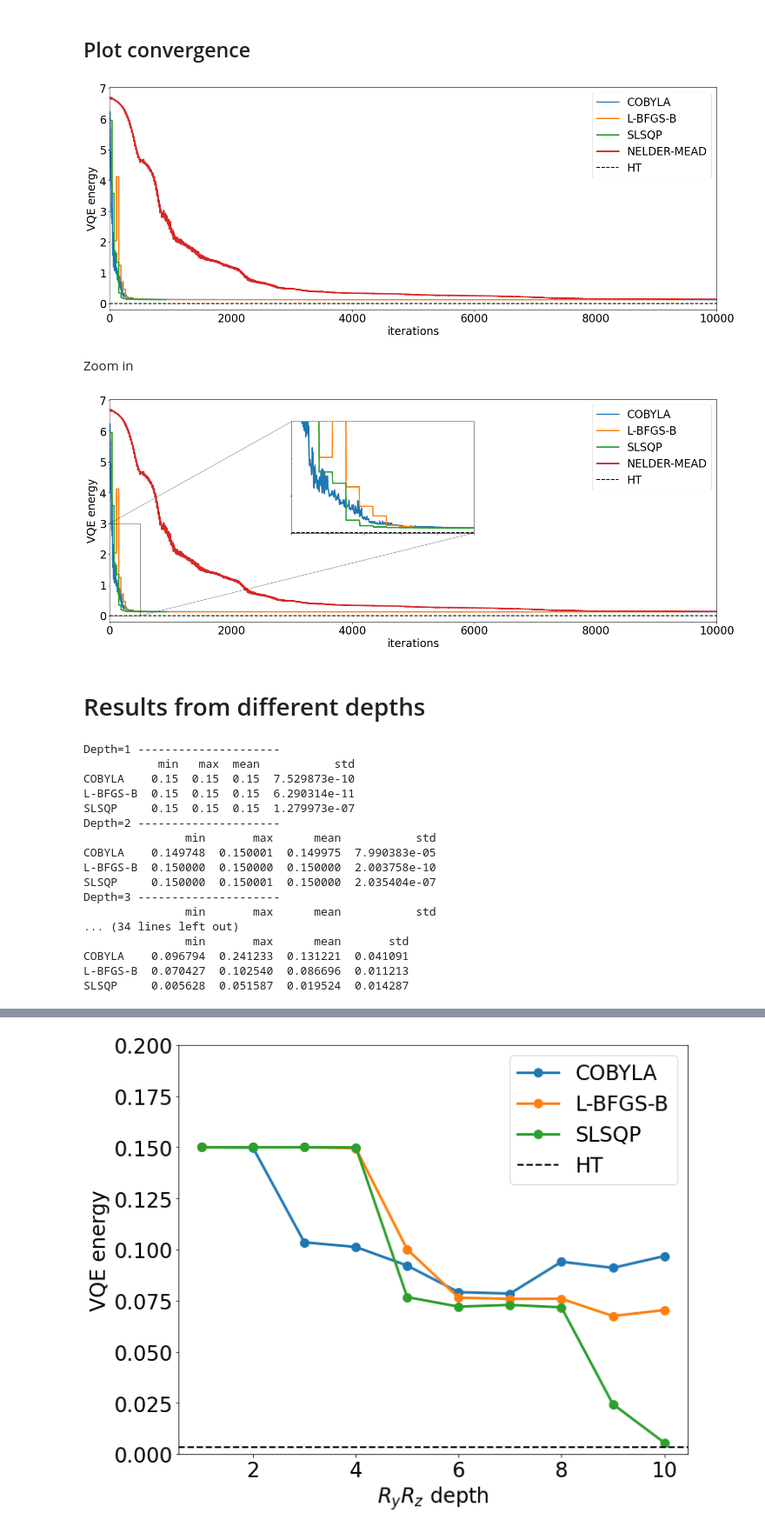
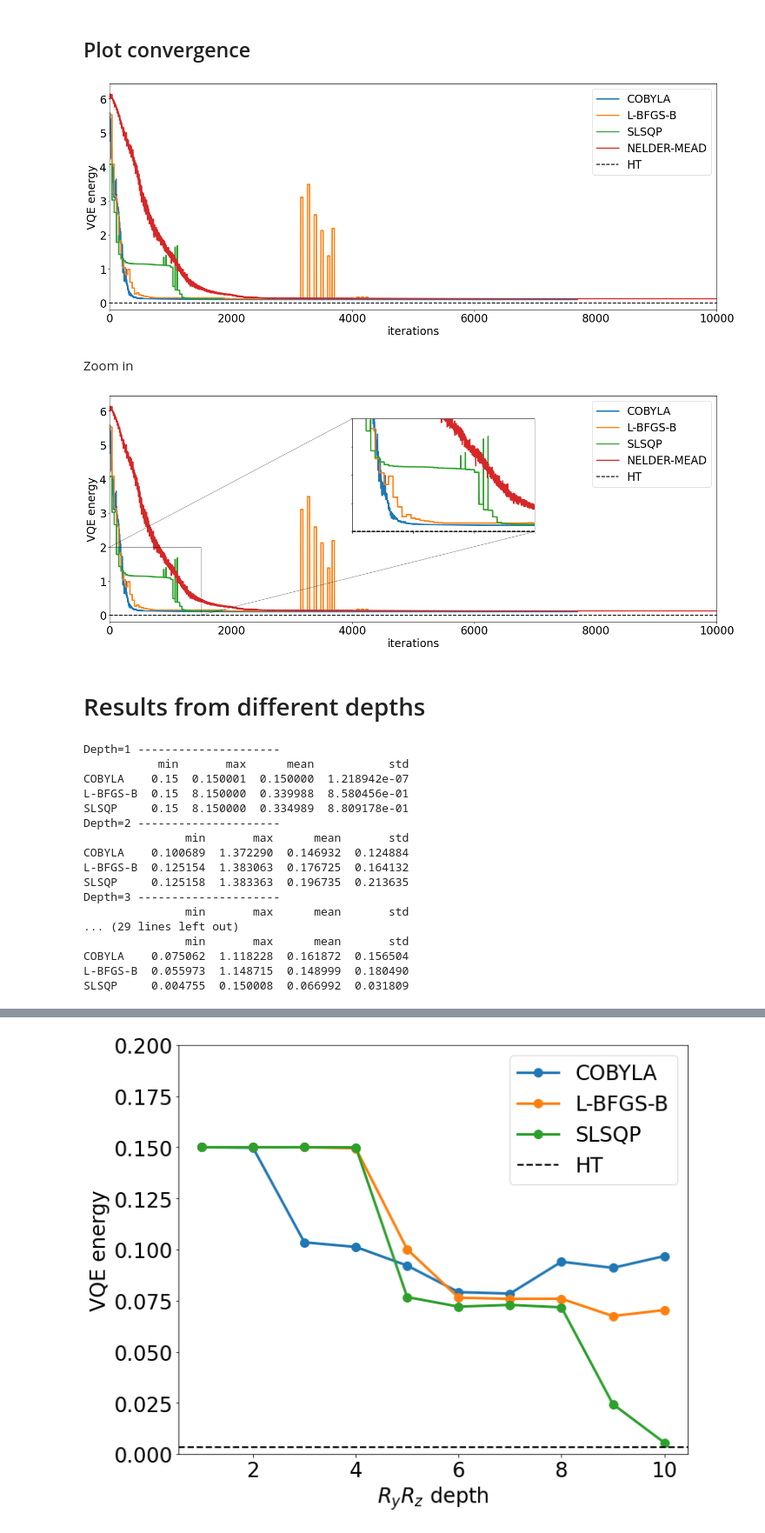
Before and after one commit to erinaldi/bmn2-qiskit, a Jupyter notebook: notebooks/00_figures.ipynb, the cells around one changed output, grey strips where cells are left out. Shown at 87% size. Cells and saved outputs as stored; diff of their text form; code cells hidden in the pictures.

```diff
--- a/notebooks/00_figures.ipynb
+++ b/notebooks/00_figures.ipynb
@@ -47,7 +47,7 @@ def read_data_pickle(
     Returns:
         pandas.DataFrame: The dataframe collecting the results of the convergence
     """
-    filename = f"{p['f']}/miniBMN_l{p['l']}_convergence_{optimizer}_{p['v']}_depth{p['d']}_reps{p['n']}_max{p['m']}.gz"
+    filename = f"{p['f']}_l{p['l']}_convergence_{optimizer}_{p['v']}_depth{p['d']}_reps{p['n']}_max{p['m']}.gz"
     try:
         df = pd.read_pickle(filename)
     except FileNotFoundError as e:
@@ -69,17 +69,20 @@ def collect_data(
         pandas.DataFrame: The dataframe collecting the all the results of the convergence
     """
     # concatenate the results from all files
-    frames = [read_data(o, p) for o in optimizers]
+    if h5:
+        frames = [read_data(o, p) for o in optimizers]
+    else:
+        frames = [read_data_pickle(o, p) for o in optimizers]
     return pd.concat(frames, keys=optimizers, names=["Optimizer"])
 # %% [markdown]
 Parameters
 # %%
 depth = 3
 g2N = 0.2
-varform = ['ry','rz']
-nrep = 10
+varform = ['ry']
+nrep = 100
 maxit = 10000
-datafolder = "../data"
+datafolder = "../data/miniBMN_L2"
 # %%
 params = dict()
 params["l"] = str(g2N).replace(".", "")
@@ -96,7 +102,8 @@ df.plot.scatter(x='counts',y='energy',marker='.')
 Collect multiple data in one frame
 # %%
 opt_label = ["COBYLA", "L-BFGS-B","SLSQP","NELDER-MEAD"]
-result = collect_data(opt_label,params)
+# opt_label = ["COBYLA"]
+result = collect_data(opt_label,params,h5=False)
 # %%
 # for o in opt_label:
 #     result.loc[o].plot.scatter(x='counts',y='energy',marker=".",label=o)
@@ -152,47 +166,47 @@ ax.axhline(ht,c="k",ls="--", lw="2",label="HT")
 ax.set_xlabel("iterations")
 ax.set_ylabel("VQE energy")
 ax.legend(loc="upper right")
-filename = f"../figures/miniBMN_l{params['l']}_convergence_{params['v']}_depth{params['d']}_nr{params['n']}_max{params['m']}"
+filename = f"../figures/miniBMN_L2_l{params['l']}_convergence_{params['v']}_depth{params['d']}_nr{params['n']}_max{params['m']}"
 plt.savefig(f"{filename}.pdf")
 plt.savefig(f"{filename}.png")
 plt.savefig(f"{filename}.svg")
 # %% [output]
-[figure, old version]
+[figure, new version]
 # %% [markdown]
 Zoom in
 # %%
 # select the best runs for each optimizer
 fig, ax = plt.subplots(figsize=(20,8))
 for o in opt_label:
     result.loc[o,gsdf[o].idxmin()].plot(x='counts',y='energy', xlim=[0,10000],label=o, ax=ax)
 ax.axhline(ht,c="k",ls="--", lw="2",label="HT")
 
 # inset axes.... bounds are [x0, y0, width, height] for where to put it
-axins = ax.inset_axes([0.3, 0.4, 0.3, 0.5])
+axins = ax.inset_axes([0.4, 0.4, 0.3, 0.5])
 
 for o in opt_label:
-    result.loc[o,gsdf[o].idxmin()].plot(x='counts',y='energy', xlim=[0,500], legend=False, ax=axins)
+    result.loc[o,gsdf[o].idxmin()].plot(x='counts',y='energy', xlim=[0,1500], legend=False, ax=axins)
 axins.axhline(ht,c="k",ls="--", lw="2")
 # sub region of the original image
-x1, x2, y1, y2 = 0, 500, 0, 3
+x1, x2, y1, y2 = 0, 1500, 0, 2
 axins.set_xlim(x1, x2)
 axins.set_ylim(y1, y2)
 axins.set_xticklabels('')
 axins.set_yticklabels('')
 axins.set_ylabel('')
 axins.set_xlabel('')
 
 ax.indicate_inset_zoom(axins, edgecolor="black")
 
 ax.set_xlabel("iterations")
 ax.set_ylabel("VQE energy")
 ax.legend(loc="upper right")
-filename = f"../figures/miniBMN_l{params['l']}_convergence_{params['v']}_depth{params['d']}_nr{params['n']}_max{params['m']}_zoom"
+filename = f"../figures/miniBMN_L2_l{params['l']}_convergence_{params['v']}_depth{params['d']}_nr{params['n']}_max{params['m']}_zoom"
 plt.savefig(f"{filename}.pdf")
 plt.savefig(f"{filename}.png")
 plt.savefig(f"{filename}.svg")
 # %% [output]
-[figure, old version]
+[figure, new version]
 # %% [markdown]
 # Results from different depths
 # %%
@@ -202,7 +216,7 @@ opts = ["COBYLA","L-BFGS-B","SLSQP"]
 for d in depths:
     params['d'] = d
     print(f"Depth={params['d']} ---------------------")
-    res = collect_data(opts,params)
+    res = collect_data(opts,params,h5=False)
     gs = dict()
     for r in opts:
         gs[r] = res.loc[r].groupby('rep').apply(min).energy
@@ -210,22 +224,22 @@ for d in depths:
     print(gsdf.describe().T[["min","max","mean","std"]])
 # %% [output]
 Depth=1 ---------------------
-           min   max  mean           std
-COBYLA    0.15  0.15  0.15  7.529873e-10
-L-BFGS-B  0.15  0.15  0.15  6.290314e-11
-SLSQP     0.15  0.15  0.15  1.279973e-07
+           min       max      mean           std
+COBYLA    0.15  0.150001  0.150000  1.218942e-07
+L-BFGS-B  0.15  8.150000  0.339988  8.580456e-01
+SLSQP     0.15  8.150000  0.334989  8.809178e-01
 Depth=2 ---------------------
-               min       max      mean           std
-COBYLA    0.149748  0.150001  0.149975  7.990383e-05
-L-BFGS-B  0.150000  0.150000  0.150000  2.003758e-10
-SLSQP     0.150000  0.150001  0.150000  2.035404e-07
+               min       max      mean       std
+COBYLA    0.100689  1.372290  0.146932  0.124884
+L-BFGS-B  0.125154  1.383063  0.176725  0.164132
+SLSQP     0.125158  1.383363  0.196735  0.213635
 Depth=3 ---------------------
-               min       max      mean           std
-... (34 lines left out)
                min       max      mean       std
-COBYLA    0.096794  0.241233  0.131221  0.041091
-L-BFGS-B  0.070427  0.102540  0.086696  0.011213
-SLSQP     0.005628  0.051587  0.019524  0.014287
+... (29 lines left out)
+               min       max      mean       std
+COBYLA    0.075062  1.118228  0.161872  0.156504
+L-BFGS-B  0.055973  1.148715  0.148999  0.180490
+SLSQP     0.004755  0.150008  0.066992  0.031809
 # %%
 ds = dict()
 for d in depths:
```
Also changed, not shown: parts of 15 cells of this notebook, 8 other files.
